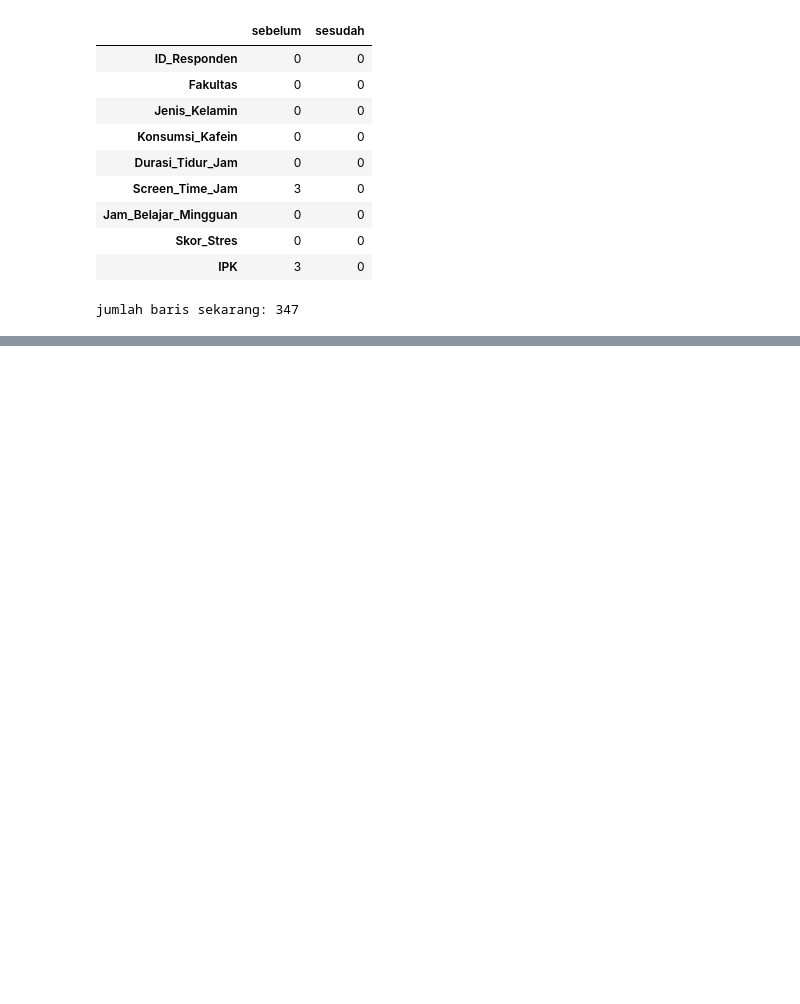
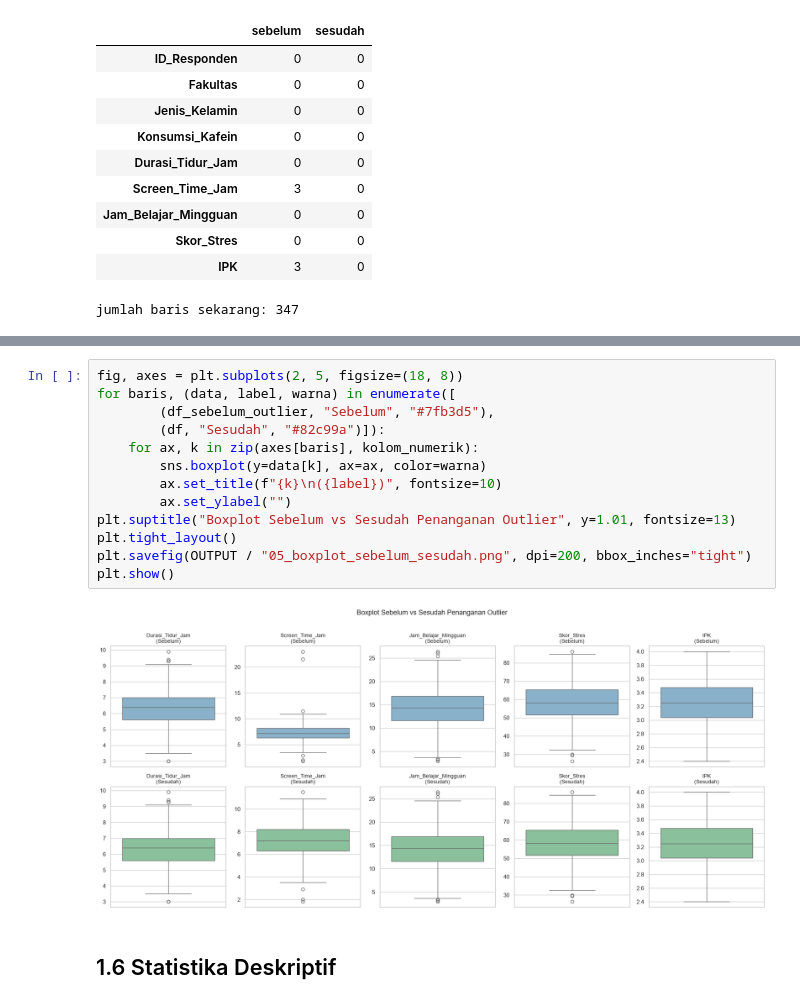
Before and after one commit to iddaann/statprob, a Jupyter notebook: project uas/.ipynb, the cells around one changed output, grey strips where cells are left out. Saved outputs shown, nothing was run; the diff lists cells and outputs as text; blank space fills up the shorter version.

```diff
--- a/project uas/.ipynb
+++ b/project uas/.ipynb
@@ -191,0 +308,17 @@ jumlah baris sekarang: 347
+# %%
+fig, axes = plt.subplots(2, 5, figsize=(18, 8))
+for baris, (data, label, warna) in enumerate([
+        (df_sebelum_outlier, "Sebelum", "#7fb3d5"),
+        (df, "Sesudah", "#82c99a")]):
+    for ax, k in zip(axes[baris], kolom_numerik):
+        sns.boxplot(y=data[k], ax=ax, color=warna)
+        ax.set_title(f"{k}\n({label})", fontsize=10)
+        ax.set_ylabel("")
+plt.suptitle("Boxplot Sebelum vs Sesudah Penanganan Outlier", y=1.01, fontsize=13)
+plt.tight_layout()
+plt.savefig(OUTPUT / "05_boxplot_sebelum_sesudah.png", dpi=200, bbox_inches="tight")
+plt.show()
+# %% [output]
+[figure, added]
+# %% [markdown]
+## 1.6 Statistika Deskriptif
```
Also changed, not shown: parts of 17 cells of this notebook, 8 other files.
